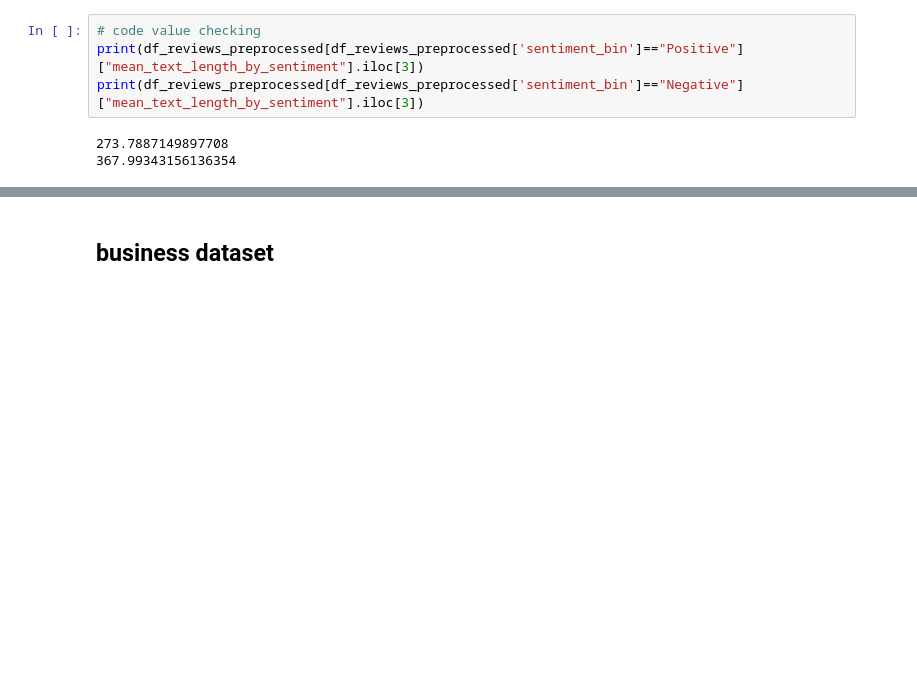
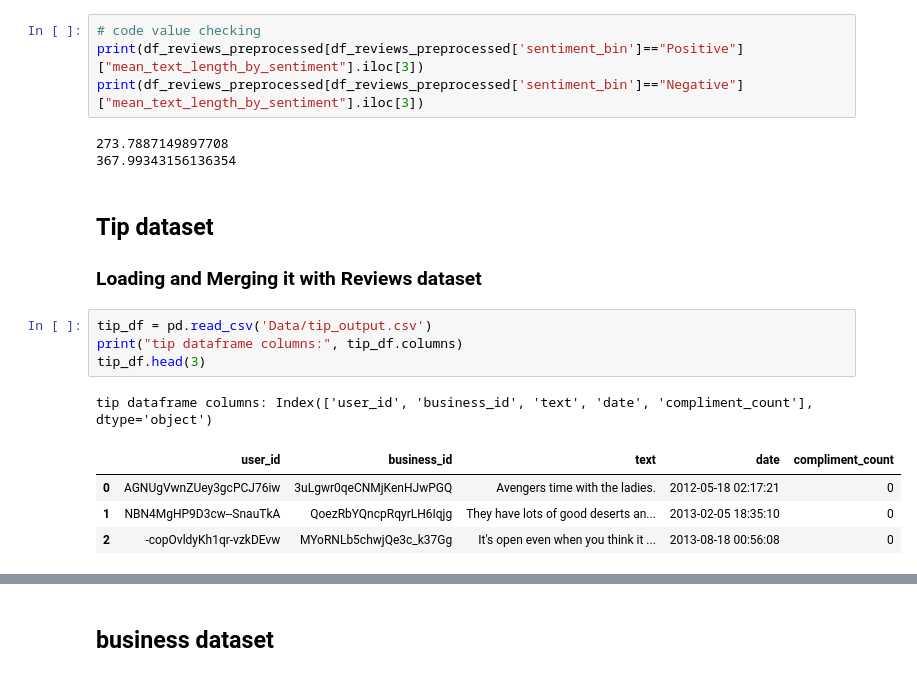
Before and after one commit to vanessageena/MTech-BAP, a Jupyter notebook: vanclean.ipynb, the cells around one changed output, grey strips where cells are left out. Saved outputs shown, nothing was run; the diff lists cells and outputs as text; blank space fills up the shorter version.

```diff
--- a/vanclean.ipynb
+++ b/vanclean.ipynb
@@ -435,3 +435,16 @@ print(df_reviews_preprocessed[df_reviews_preprocessed['sentiment_bin']=="Negativ
 # %% [output]
 273.7887149897708
 367.99343156136354
+# %% [markdown]
+## Tip dataset
+### Loading and Merging it with Reviews dataset
+# %%
+tip_df = pd.read_csv('Data/tip_output.csv')
+print("tip dataframe columns:", tip_df.columns)
+tip_df.head(3)
+# %% [output]
+tip dataframe columns: Index(['user_id', 'business_id', 'text', 'date', 'compliment_count'], dtype='object')
+|  | user_id | business_id | text | date | compliment_count |
+| 0 | AGNUgVwnZUey3gcPCJ76iw | 3uLgwr0qeCNMjKenHJwPGQ | Avengers time with the ladies. | 2012-05-18 02:17:21 | 0 |
+| 1 | NBN4MgHP9D3cw--SnauTkA | QoezRbYQncpRqyrLH6Iqjg | They have lots of good deserts an... | 2013-02-05 18:35:10 | 0 |
+| 2 | -copOvldyKh1qr-vzkDEvw | MYoRNLb5chwjQe3c_k37Gg | It's open even when you think it ... | 2013-08-18 00:56:08 | 0 |
```
Also changed, not shown: parts of 30 cells of this notebook, 1 other file.
